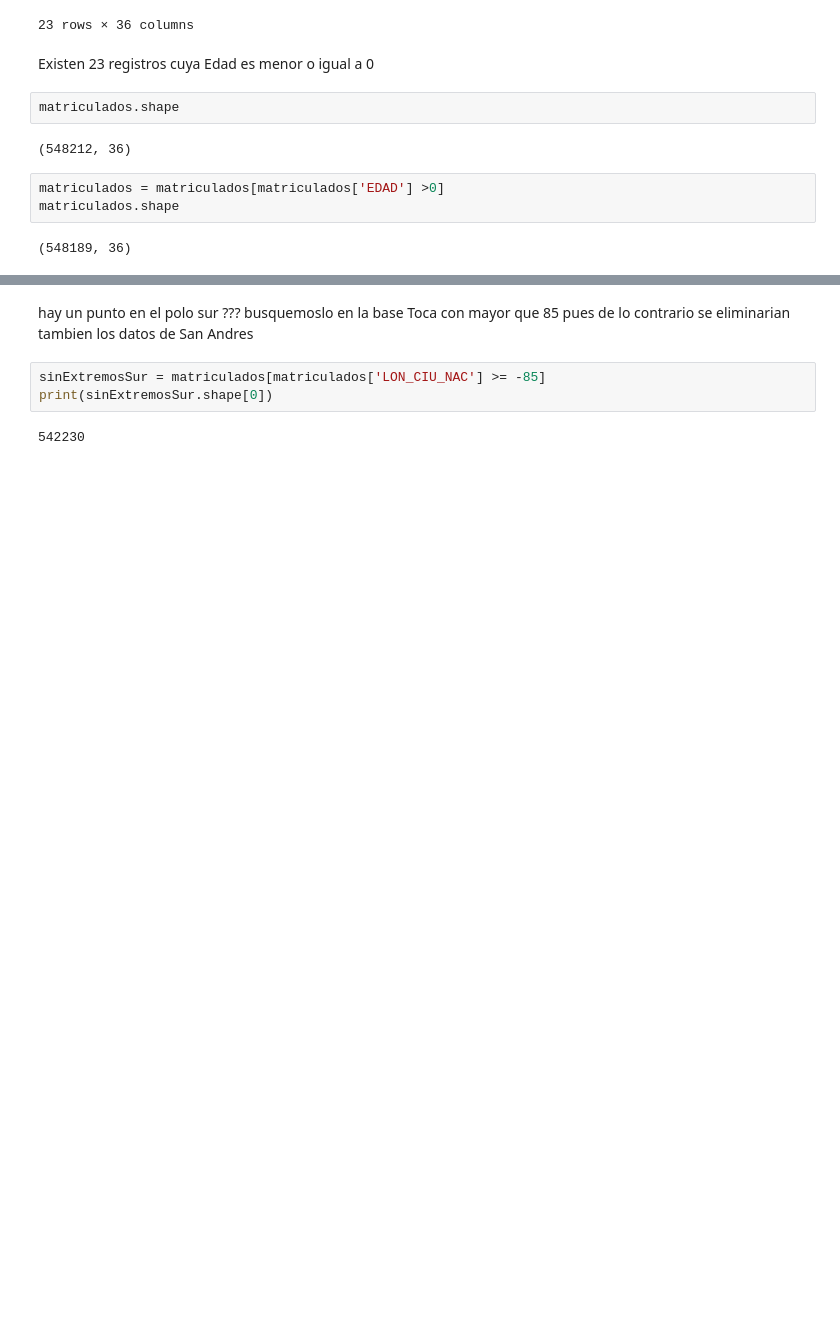
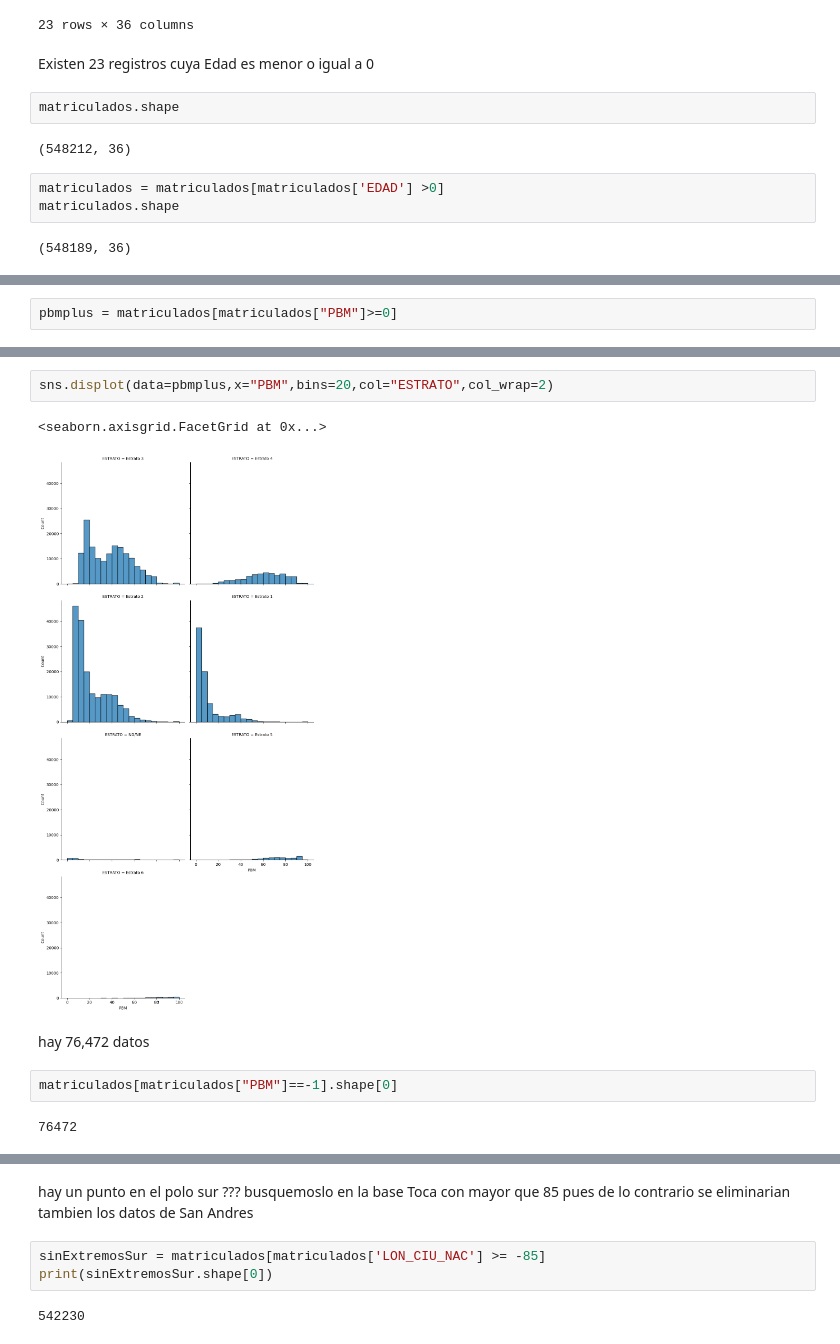
Before and after one commit to 10scar/Proyecto-ABD-2024-2, a Jupyter notebook: entrega.ipynb, the cells around one changed output, grey strips where cells are left out. Cells and saved outputs as stored; diff of their text form; blank space fills up the shorter version.

```diff
--- a/entrega.ipynb
+++ b/entrega.ipynb
@@ -548,0 +569,2 @@ matriculados.describe()
+# %%
+pbmplus = matriculados[matriculados["PBM"]>=0]
@@ -548,0 +576,11 @@ matriculados.describe()
+# %%
+sns.displot(data=pbmplus,x="PBM",bins=20,col="ESTRATO",col_wrap=2)
+# %% [output]
+<seaborn.axisgrid.FacetGrid at 0x...>
+[figure, added]
+# %% [markdown]
+hay 76,472 datos
+# %%
+matriculados[matriculados["PBM"]==-1].shape[0]
+# %% [output]
+76472
```
Also changed, not shown: parts of 42 cells of this notebook.
